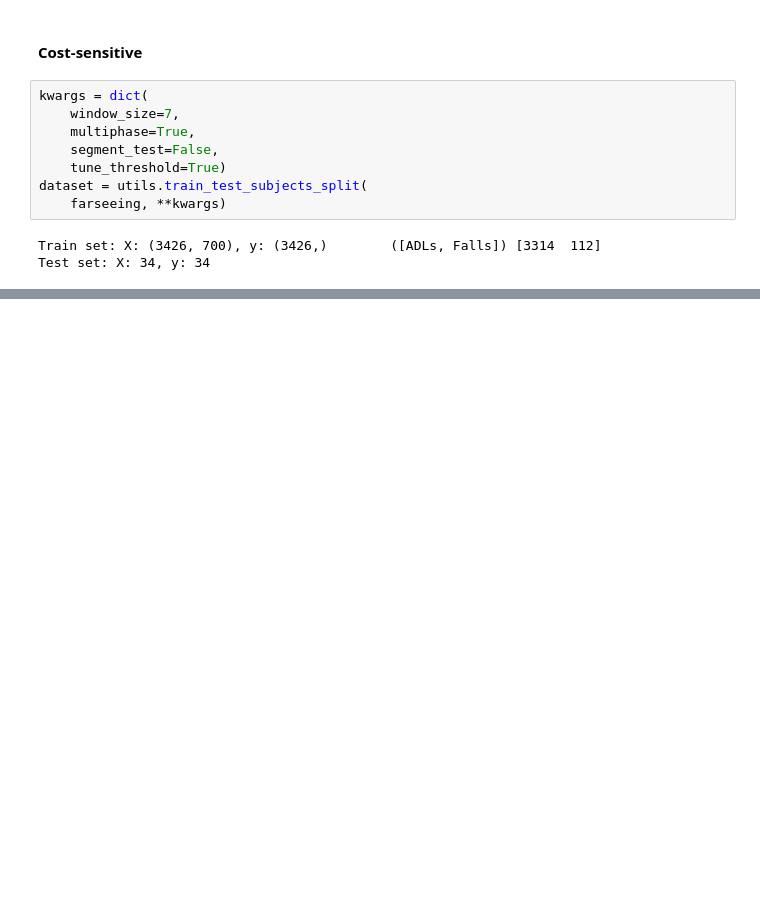
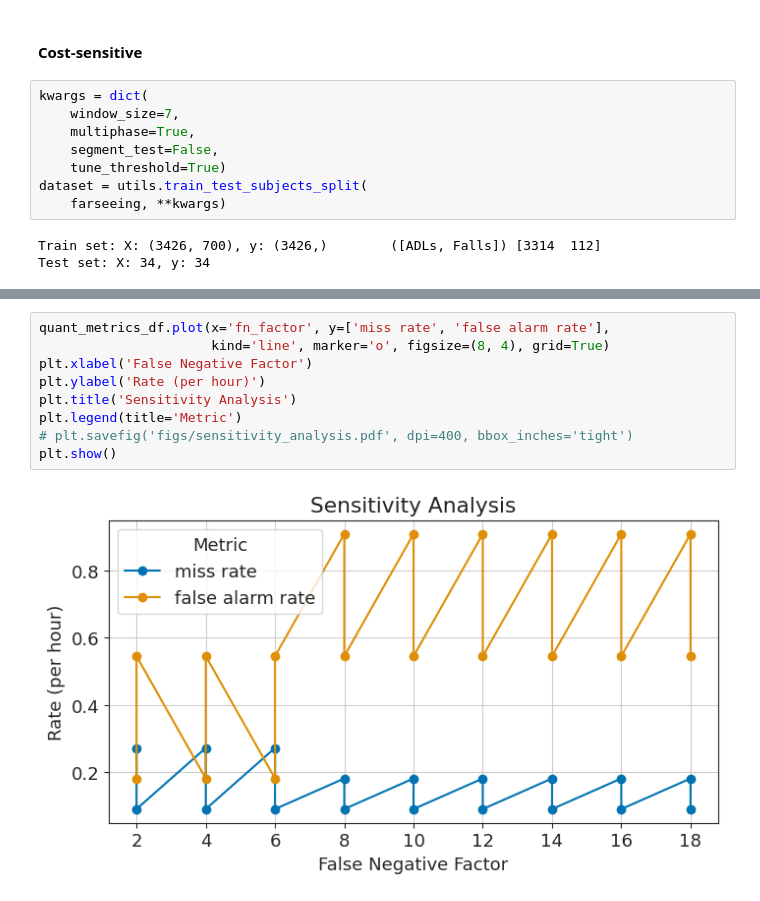
Before and after one commit to mlgig/fallstream, a Jupyter notebook: main_7sec.ipynb, the cells around one changed output, grey strips where cells are left out. Saved outputs shown, nothing was run; the diff lists cells and outputs as text; blank space fills up the shorter version.

```diff
--- a/main_7sec.ipynb
+++ b/main_7sec.ipynb
@@ -293,0 +257,11 @@ plt.show()
+# %%
+quant_metrics_df.plot(x='fn_factor', y=['miss rate', 'false alarm rate'],
+					  kind='line', marker='o', figsize=(8, 4), grid=True)
+plt.xlabel('False Negative Factor')
+plt.ylabel('Rate (per hour)')
+plt.title('Sensitivity Analysis')
+plt.legend(title='Metric')
+# plt.savefig('figs/sensitivity_analysis.pdf', dpi=400, bbox_inches='tight')
+plt.show()
+# %% [output]
+[figure, added]
```
Also changed, not shown: parts of 21 cells of this notebook, 20 other files.
